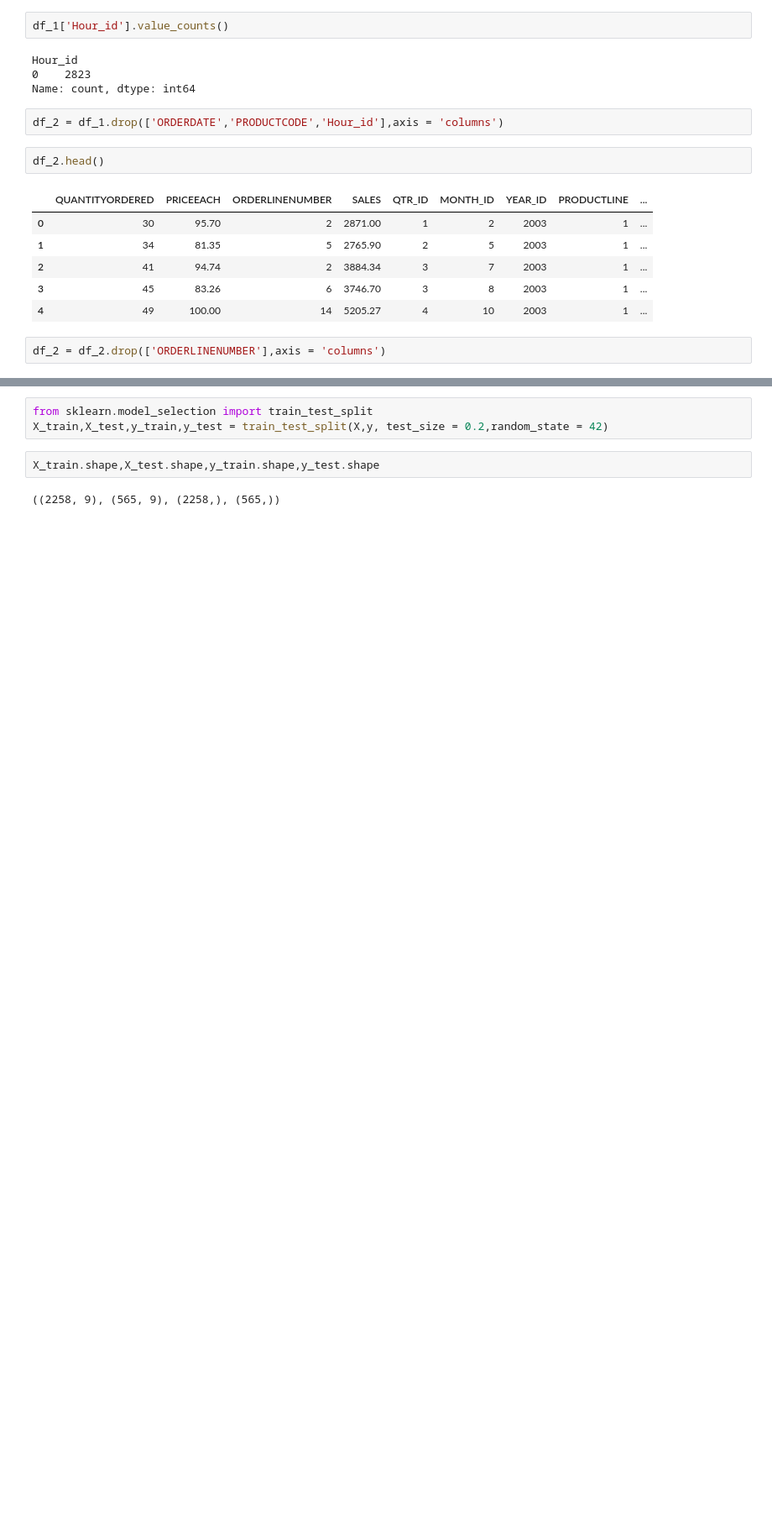
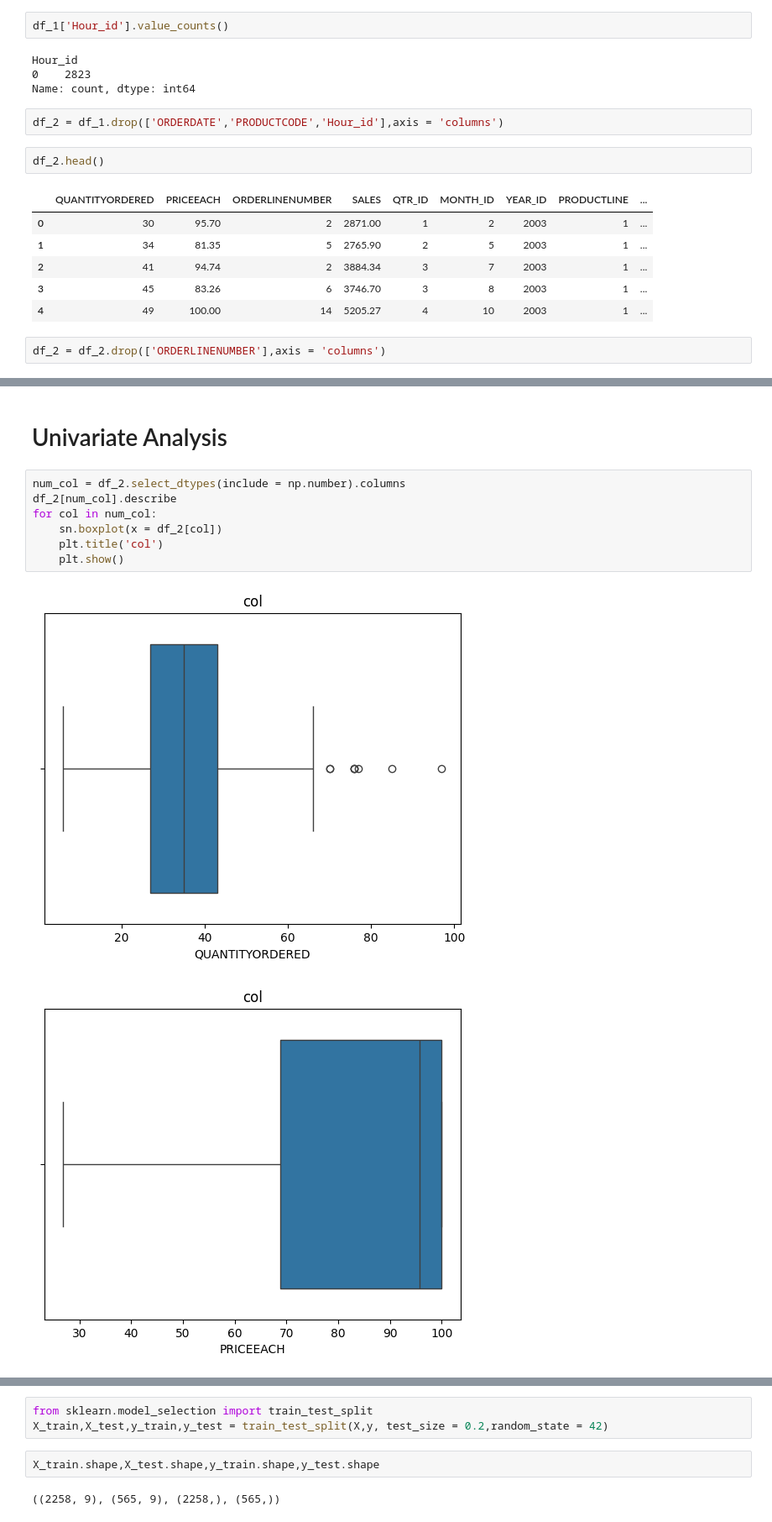
Before and after one commit to Rahul107213/Machine-Learning-Project, a Jupyter notebook: sales_data_sample.ipynb, the cells around one changed output, grey strips where cells are left out. Shown at 84% size. Cells and saved outputs as stored; diff of their text form; blank space fills up the shorter version.

```diff
--- a/sales_data_sample.ipynb
+++ b/sales_data_sample.ipynb
@@ -172,0 +201,12 @@ y = df_2['SALES']
+# %% [markdown]
+# Univariate Analysis
+# %%
+num_col = df_2.select_dtypes(include = np.number).columns
+df_2[num_col].describe
+for col in num_col:
+    sn.boxplot(x = df_2[col])
+    plt.title('col')
+    plt.show()
+# %% [output]
+[figure, added]
+[figure, added]
```
Also changed, not shown: parts of 33 cells of this notebook.
